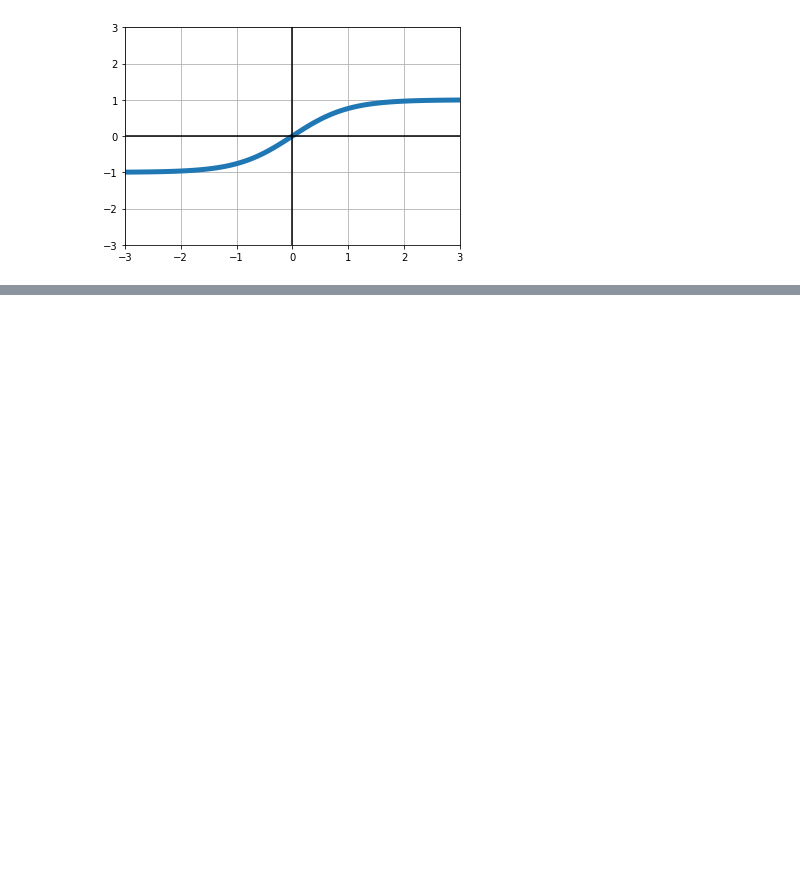
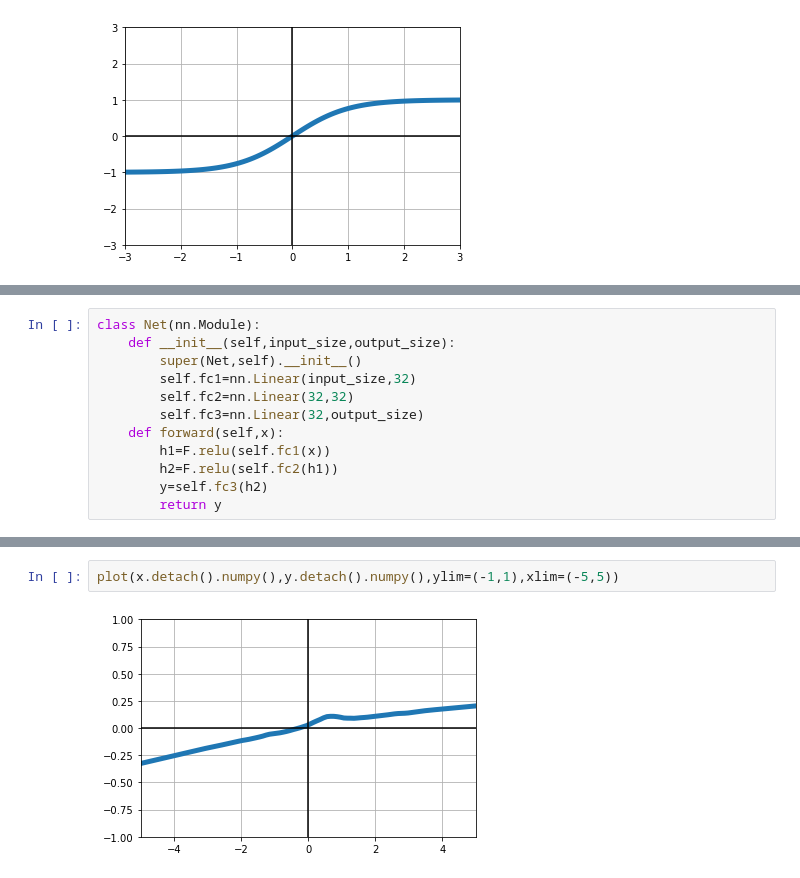
Before and after one commit to franciscodominguezmateos/IntroduccionDeepLearning, a Jupyter notebook: pyTorchIntro_22011401.ipynb, the cells around one changed output, grey strips where cells are left out. Cells and saved outputs as stored; diff of their text form; blank space fills up the shorter version.

```diff
--- a/pyTorchIntro_22011401.ipynb
+++ b/pyTorchIntro_22011401.ipynb
@@ -91,0 +204,12 @@ plot(xs.numpy(),ys.numpy())
+# %%
+class Net(nn.Module):
+    def __init__(self,input_size,output_size):
+        super(Net,self).__init__()
+        self.fc1=nn.Linear(input_size,32)
+        self.fc2=nn.Linear(32,32)
+        self.fc3=nn.Linear(32,output_size)
+    def forward(self,x):
+        h1=F.relu(self.fc1(x))
+        h2=F.relu(self.fc2(h1))
+        y=self.fc3(h2)
+        return y
@@ -91,0 +230,4 @@ plot(xs.numpy(),ys.numpy())
+# %%
+plot(x.detach().numpy(),y.detach().numpy(),ylim=(-1,1),xlim=(-5,5))
+# %% [output]
+[figure, added]
```
Also changed, not shown: parts of 57 cells of this notebook, 2 other files.
